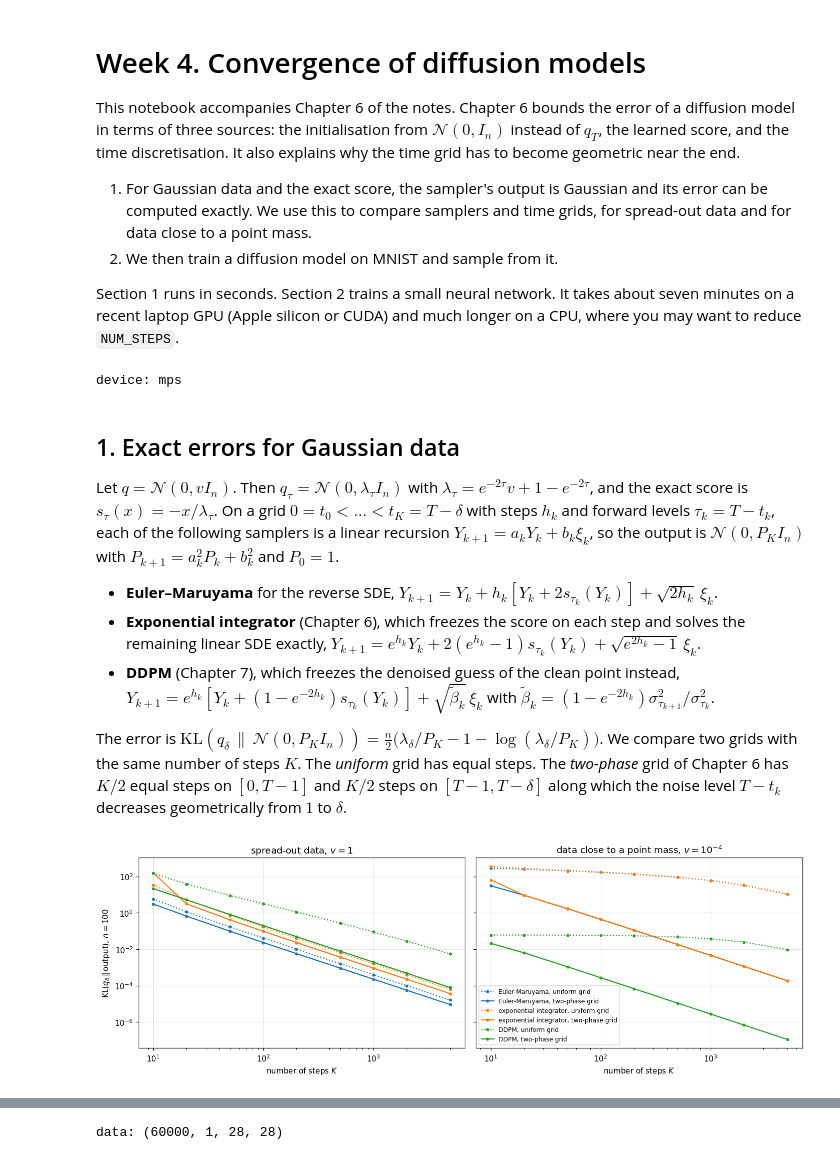
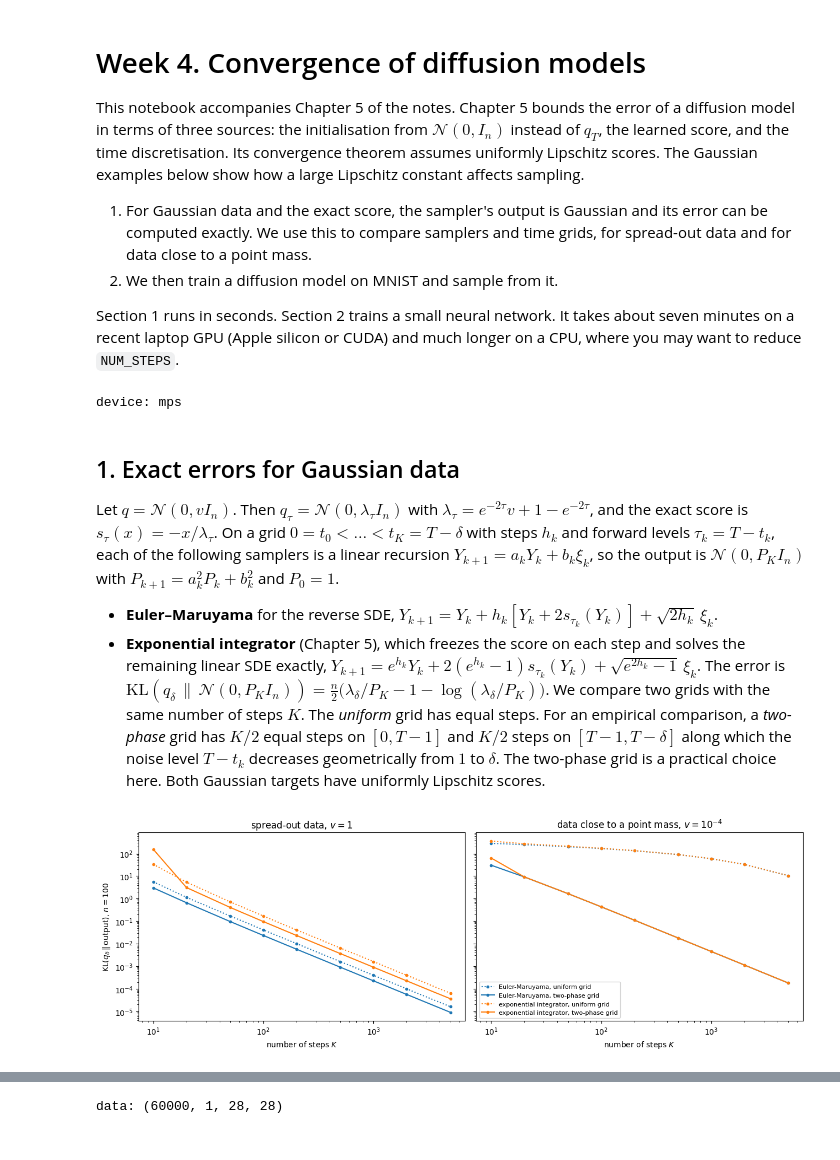
Before and after one commit to crispitagorico/gen-ai-imperial, a Jupyter notebook: code/week4_convergence_of_diffusion_models.ipynb, the cells around one changed output, grey strips where cells are left out. Drawn from its saved outputs; the diff is of its cells as text; code cells hidden in the pictures.

```diff
--- a/code/week4_convergence_of_diffusion_models.ipynb
+++ b/code/week4_convergence_of_diffusion_models.ipynb
@@ -1,9 +1,9 @@
 # %% [markdown]
 # Week 4. Convergence of diffusion models
 
-This notebook accompanies Chapter 6 of the notes. Chapter 6 bounds the error of a diffusion model in
+This notebook accompanies Chapter 5 of the notes. Chapter 5 bounds the error of a diffusion model in
 terms of three sources: the initialisation from $\mathcal N(0,I_n)$ instead of $q_T$, the learned score, and the time
-discretisation. It also explains why the time grid has to become geometric near the end.
+discretisation. Its convergence theorem assumes uniformly Lipschitz scores. The Gaussian examples below show how a large Lipschitz constant affects sampling.
 
 1. For Gaussian data and the exact score, the sampler's output is Gaussian and its error can be computed
    exactly. We use this to compare samplers and time grids, for spread-out data and for data close to a
@@ -36,55 +36,54 @@ $0=t_0<\dots<t_K=T-\delta$ with steps $h_k$ and forward levels $\tau_k=T-t_k$, e
 recursion $Y_{k+1}=a_kY_k+b_k\xi_k$, so the output is $\mathcal N(0,P_KI_n)$ with $P_{k+1}=a_k^2P_k+b_k^2$ and $P_0=1$.
 
 - **Euler–Maruyama** for the reverse SDE, $Y_{k+1}=Y_k+h_k[Y_k+2s_{\tau_k}(Y_k)]+\sqrt{2h_k}\,\xi_k$.
-- **Exponential integrator** (Chapter 6), which freezes the score on each step and solves the remaining linear SDE
+- **Exponential integrator** (Chapter 5), which freezes the score on each step and solves the remaining linear SDE
   exactly, $Y_{k+1}=e^{h_k}Y_k+2(e^{h_k}-1)s_{\tau_k}(Y_k)+\sqrt{e^{2h_k}-1}\,\xi_k$.
-- **DDPM** (Chapter 7), which freezes the denoised guess of the clean point instead,
-  $Y_{k+1}=e^{h_k}[Y_k+(1-e^{-2h_k})s_{\tau_k}(Y_k)]+\sqrt{\tilde\beta_k}\,\xi_k$ with $\tilde\beta_k=(1-e^{-2h_k})\sigma^2_{\tau_{k+1}}/\sigma^2_{\tau_k}$.
-
 The error is $\mathrm{KL}(q_\delta\,\|\,\mathcal N(0,P_KI_n))=\frac n2\bigl(\lambda_\delta/P_K-1-\log(\lambda_\delta/P_K)\bigr)$. We compare two grids with the same number of steps
-$K$. The *uniform* grid has equal steps. The *two-phase* grid of Chapter 6 has $K/2$ equal steps on $[0,T-1]$ and $K/2$
+$K$. The *uniform* grid has equal steps. For an empirical comparison, a *two-phase* grid has $K/2$ equal steps on $[0,T-1]$ and $K/2$
 steps on $[T-1,T-\delta]$ along which the noise level $T-t_k$ decreases geometrically from $1$ to $\delta$.
+The two-phase grid is a practical choice here. Both Gaussian targets have uniformly Lipschitz scores.
 # %%
 def grid(T, delta, K, kind):
     if kind == "uniform":
         return np.linspace(0, T - delta, K + 1)
+    if T <= 1:
+        raise ValueError(f"the two-phase grid needs T > 1, got T = {T}")
     first = np.linspace(0, T - 1, K // 2 + 1)
     second = T - np.geomspace(1.0, delta, K - K // 2 + 1)
     return np.concatenate([first, second[1:]])
 
 def output_variance(v, ts, T, sampler):
     lam = lambda tau: np.exp(-2 * tau) * v + 1 - np.exp(-2 * tau)
-    sig2 = lambda tau: 1 - np.exp(-2 * tau)
     P = 1.0
     for t0, t1 in zip(ts[:-1], ts[1:]):
-        h, tau0, tau1 = t1 - t0, T - t0, T - t1
+        h, tau0 = t1 - t0, T - t0
         c = -1.0 / lam(tau0)                              # score at level tau0 is c * y
         if sampler == "Euler-Maruyama":
             a, b2 = 1 + h + 2 * h * c, 2 * h
         elif sampler == "exponential integrator":
             a, b2 = np.exp(h) + 2 * (np.exp(h) - 1) * c, np.exp(2 * h) - 1
-        else:                                             # DDPM
-            a, b2 = np.exp(h) * (1 + (1 - np.exp(-2 * h)) * c), (1 - np.exp(-2 * h)) * sig2(tau1) / sig2(tau0)
+        else:
+            raise ValueError(f"Unknown sampler: {sampler}")
         P = a * a * P + b2
     return P
 
 def kl_error(v, K, kind, sampler, n=100, T=8.0, delta=1e-3):
     lam_delta = np.exp(-2 * delta) * v + 1 - np.exp(-2 * delta)
     P = output_variance(v, grid(T, delta, K, kind), T, sampler)
     r = lam_delta / P
     return 0.5 * n * (r - 1 - np.log(r)) if np.isfinite(P) and P > 0 else np.inf
 
 Ks = np.array([10, 20, 50, 100, 200, 500, 1000, 2000, 5000])
-samplers = ["Euler-Maruyama", "exponential integrator", "DDPM"]
+samplers = ["Euler-Maruyama", "exponential integrator"]
 fig, ax = plt.subplots(1, 2, figsize=(13, 4.5), sharey=True)
 for a_, v, title in [(ax[0], 1.0, "spread-out data, $v=1$"), (ax[1], 1e-4, "data close to a point mass, $v=10^{-4}$")]:
-    for sampler, color in zip(samplers, ["tab:blue", "tab:orange", "tab:green"]):
+    for sampler, color in zip(samplers, ["tab:blue", "tab:orange"]):
         for kind, ls in [("uniform", ":"), ("two-phase", "-")]:
             errs = np.array([kl_error(v, K, kind, sampler) for K in Ks])
             a_.loglog(Ks, errs, ls, color=color, marker="o", ms=3, label=f"{sampler}, {kind} grid")
     a_.set_xlabel("number of steps $K$"); a_.set_title(title)
 ax[0].set_ylabel(r"$\mathrm{KL}(q_\delta\,\|\,\mathrm{output})$, $n=100$"); ax[1].legend(fontsize=8)
 plt.tight_layout(); plt.show()
 # %% [output]
-[figure, old version]
+[figure, new version]
 # %% [markdown]
```
Also changed, not shown: parts of 2 cells of this notebook, 11 other files.
